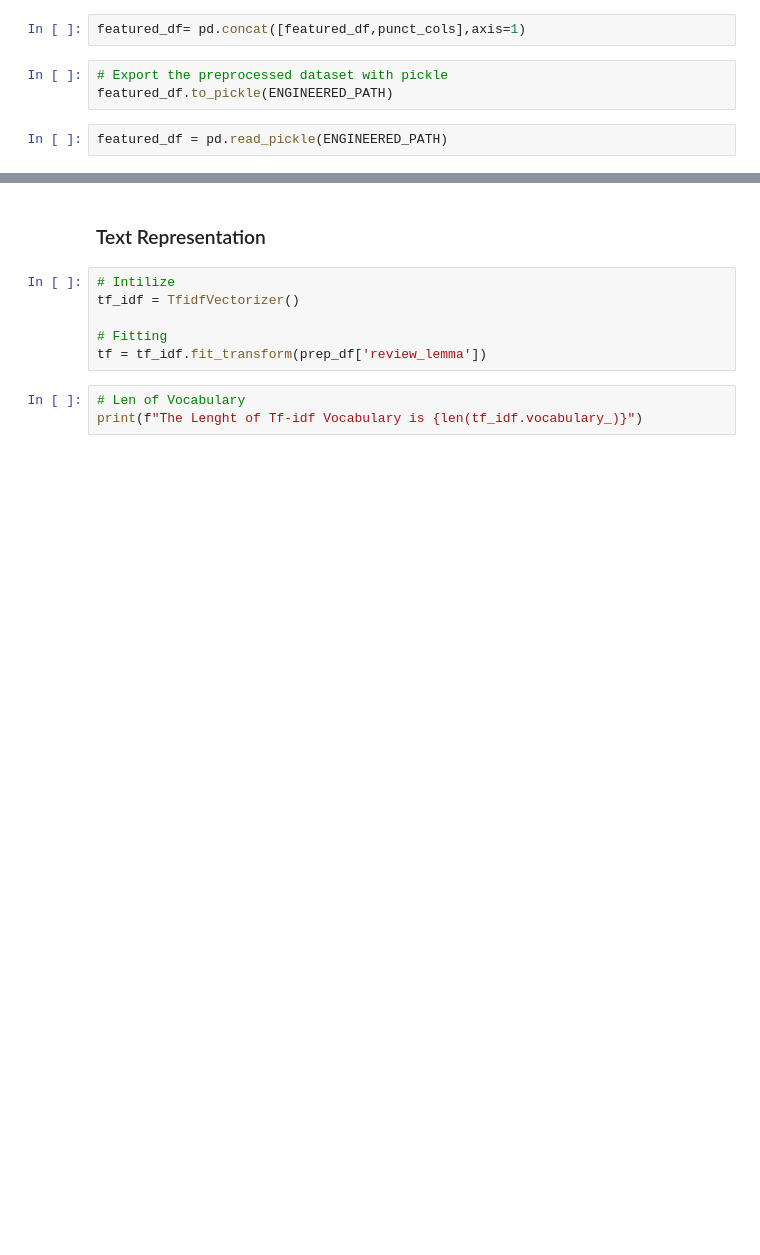
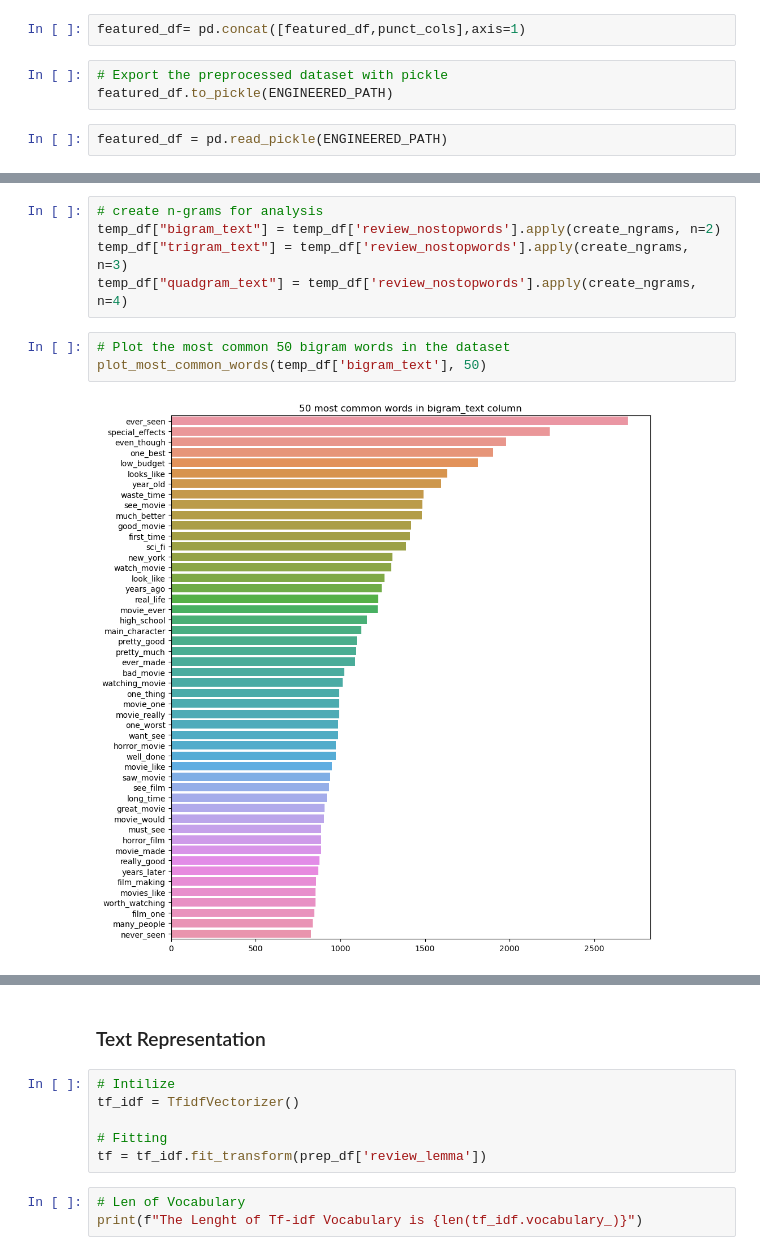
Before and after one commit to AlyAEE/IMDB-Reviews-Sentiment-Analysis-Project, a Jupyter notebook: NoteBooks/IMDB Reviews Sentiment Analysis.ipynb, the cells around one changed output, grey strips where cells are left out. Cells and saved outputs as stored; diff of their text form; blank space fills up the shorter version.

```diff
--- a/NoteBooks/IMDB Reviews Sentiment Analysis.ipynb
+++ b/NoteBooks/IMDB Reviews Sentiment Analysis.ipynb
@@ -323,0 +580,10 @@ featured_df = pd.read_pickle(ENGINEERED_PATH)
+# %%
+# create n-grams for analysis
+temp_df["bigram_text"] = temp_df['review_nostopwords'].apply(create_ngrams, n=2)
+temp_df["trigram_text"] = temp_df['review_nostopwords'].apply(create_ngrams, n=3)
+temp_df["quadgram_text"] = temp_df['review_nostopwords'].apply(create_ngrams, n=4)
+# %%
+# Plot the most common 50 bigram words in the dataset
+plot_most_common_words(temp_df['bigram_text'], 50)
+# %% [output]
+[figure, added]
```
Also changed, not shown: parts of 57 cells of this notebook, 18 other files.
